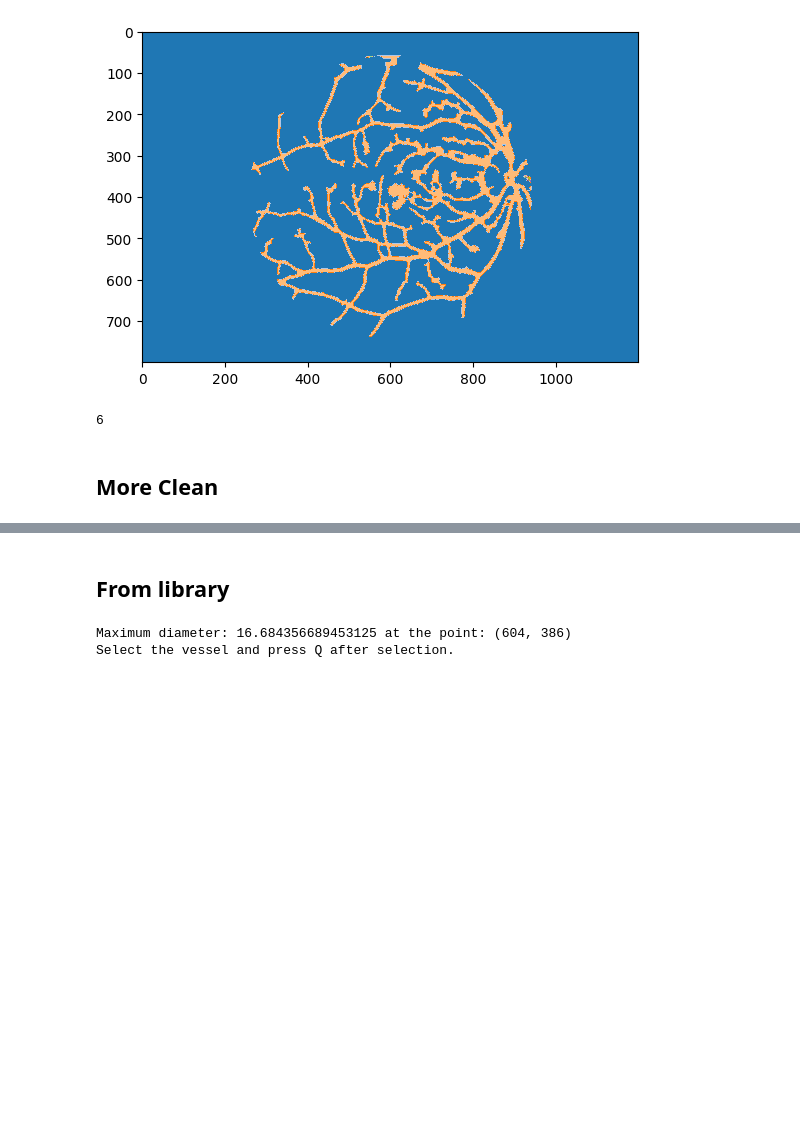
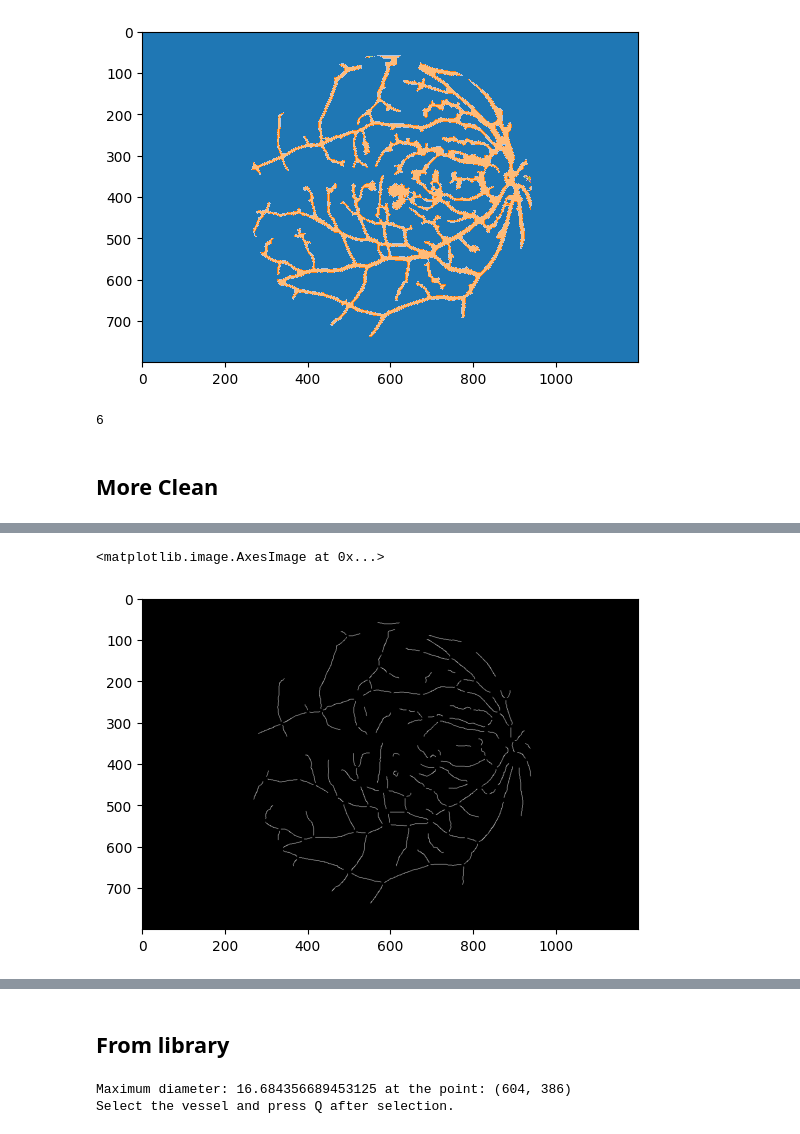
Before and after one commit to annamattiroli/Retinal-vessel-segmentation-and-vessel-diameter-estimation, a Jupyter notebook: Segmentation.ipynb, the cells around one changed output, grey strips where cells are left out. Cells and saved outputs as stored; diff of their text form; code cells hidden in the pictures; blank space fills up the shorter version.

```diff
--- a/Segmentation.ipynb
+++ b/Segmentation.ipynb
@@ -226,6 +226,13 @@ num
 ## More Clean
 # %%
 def seg(img, t=8, A=200,L=50):
+    '''
+    TBD
+
+    Args:
+
+    Returns:
+    '''
 
     # t: Threshold => the threshold used to segment the image (value of 8-10 works best. Otsu and Isodata values do not led to best result)
     # A: Threshold area => All the segments less than A in area are to be removed and considered as noise
@@ -278,7 +285,7 @@ def seg(img, t=8, A=200,L=50):
     # Using opencv-contrib-python which provides very fast and efficient thinning algorithm
     # The package can be installed using pip
     thinned = cv2.ximgproc.thinning(th)
-    plt.imshow(thinned, cmap='gray')
+    #plt.imshow(thinned, cmap='gray')
 
     # Filling broken lines via morphological closing using a linear kernel
     kernel = np.ones((1, 10), np.uint8)
@@ -298,7 +305,7 @@ def seg(img, t=8, A=200,L=50):
     #plt.imshow(e_im, cmap='gray')
     thinned1 = cv2.ximgproc.thinning(e_im)
     thinned1 = thinned1*(mask/255)
-    plt.imshow(thinned1, cmap='gray')
+    #plt.imshow(thinned1, cmap='gray')
 
     # Removing bifurcation points by using specially designed kernels
     thinned1 = np.uint8(thinned1)
@@ -330,11 +337,12 @@ def seg(img, t=8, A=200,L=50):
 
     plt.figure(figsize=(20, 14))
     thi = cv2.cvtColor(thi, cv2.COLOR_BGR2GRAY)
-    #plt.imshow(hi, cmap='gray')  # This image shows all the bifurcation points
+    plt.imshow(hi, cmap='gray')  # This image shows all the bifurcation points
 
     # Removing centerlines which are smaller than L=50 px in length
     cl = thi.copy()
     contours, hierarchy = cv2.findContours(thi, cv2.RETR_TREE, cv2.CHAIN_APPROX_NONE)
+    print("Number of segments before removing centerlines which are smaller than L=50 px in length:",len(contours))
     for c in contours:
         if (c.size<L):
             cv2.drawContours(cl, [c], 0, 0, -1)
@@ -351,14 +359,13 @@ def seg(img, t=8, A=200,L=50):
     thh = cv2.cvtColor(thh, cv2.COLOR_GRAY2BGR)
     # plt.imshow(thh, cmap='gray')
     contours, heirarchy = cv2.findContours(thc, cv2.RETR_LIST, cv2.CHAIN_APPROX_NONE)
-    complex = calculate_complexity(contours, L, cl)
+    print("Number of segments after removing centerlines which are smaller than L=50 px in length:",len(contours))
+    complex = calculate_complexity(contours)
+    print("Calculated Complexity:",complex)
     for c in contours:
 
             color = np.random.randint(len(colors))
             cv2.drawContours(im, c, -1, colbgr[color], 2, cv2.LINE_AA)
-
-
-
 
     #cv2.namedWindow('image', cv2.WINDOW_NORMAL)
     #cv2.resizeWindow('image', (int(im.shape[1]/2), int(im.shape[0]/2)))
@@ -371,27 +378,26 @@ def seg(img, t=8, A=200,L=50):
     # Maximum diameter estimate
     d = mv*1.5
 
-    return im, cl, d, thh, complex, contours
+    return im, cl, d, complex, contours
 
 
-def calculate_complexity(contours, L, cl):
+def calculate_complexity(contours):
     '''
     Complexity is defined as the number of segments divided by the sum of all segmented pixels within the image
+
+    Args:
+
+    Returns:
     '''
     total_pixels = 0
-    remaining_segments = 0
 
     for c in contours:
-        if (c.size >= L):
-            remaining_segments += 1
-            total_pixels += c.size
-        else:
-            cv2.drawContours(cl, [c], 0, 0, -1)
+        total_pixels += c.size
 
     # Complexity calculation
-    complexity = remaining_segments / total_pixels if total_pixels > 0 else 0
+    complexity = len(contours) / total_pixels if total_pixels > 0 else 0
     return complexity
 # %%
-im, cl, d, thh, complex, contours = seg(img)
+im, cl, d, complex, contours = seg(img)
 # %% [output]
 Maximum diameter: 16.684356689453125 at the point: (604, 386)
@@ -400 +408,6 @@ Maximum diameter: 16.684356689453125 at the point: (604, 386)
+# %%
+plt.imshow(cl, cmap='gray')
+# %% [output]
+<matplotlib.image.AxesImage at 0x...>
+[figure, added]
 # %%
```
Also changed, not shown: parts of 37 cells of this notebook, 1 other file.
